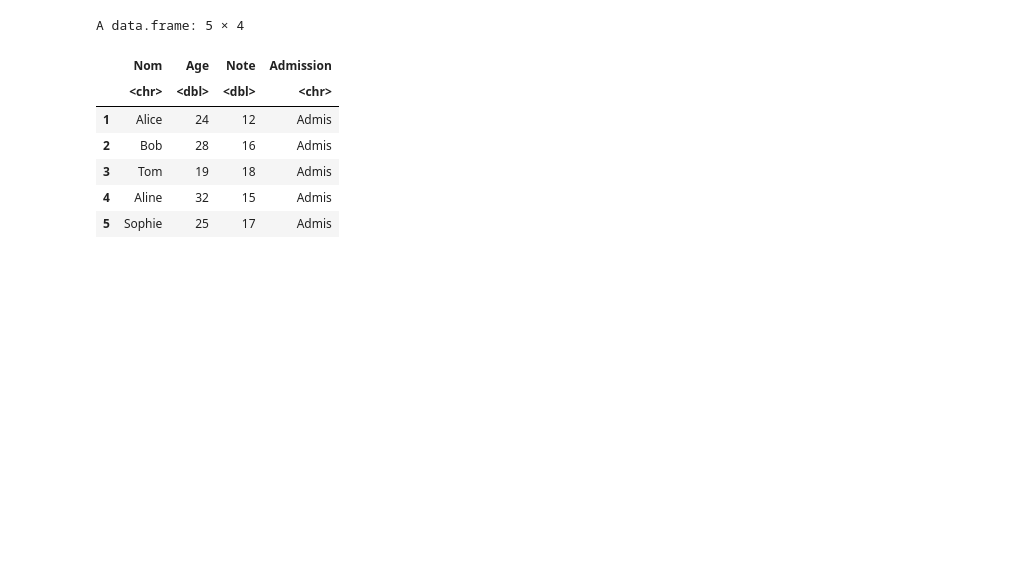
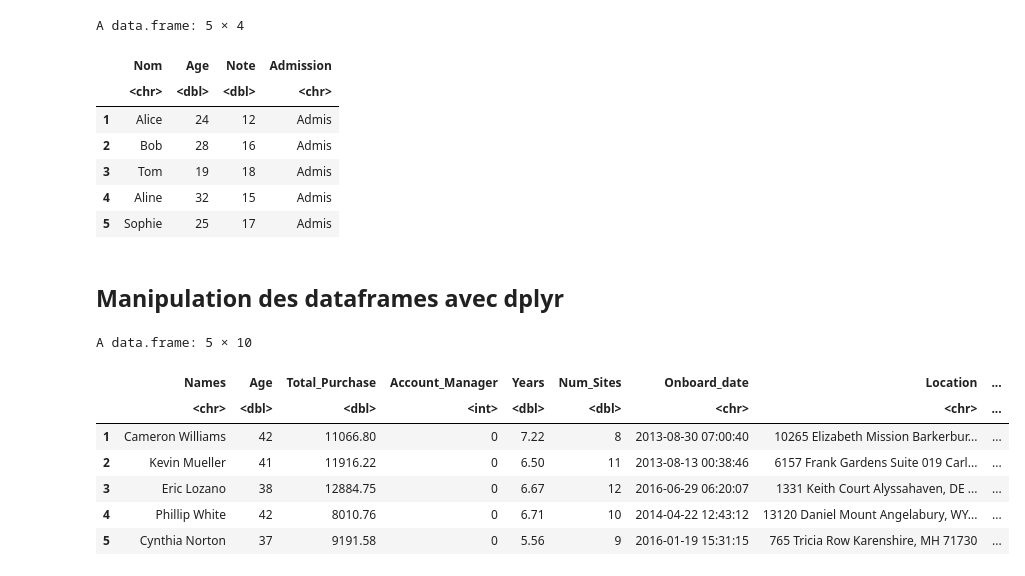
Before and after one commit to RMoulla/Fondamentaux_R, a Jupyter notebook: Programmation_R.ipynb, the cells around one changed output. Saved outputs shown, nothing was run; the diff lists cells and outputs as text; code cells hidden in the pictures; blank space fills up the shorter version.

```diff
--- a/Programmation_R.ipynb
+++ b/Programmation_R.ipynb
@@ -470,3 +470,17 @@ A data.frame: 5 × 4
 | 3 | Tom | 19 | 18 | Admis |
 | 4 | Aline | 32 | 15 | Admis |
 | 5 | Sophie | 25 | 17 | Admis |
+# %% [markdown]
+## Manipulation des dataframes avec dplyr
+# %%
+dataset <- read.csv("customer_churn.csv")
+head(dataset, 5)
+# %% [output]
+A data.frame: 5 × 10
+|  | Names | Age | Total_Purchase | Account_Manager | Years | Num_Sites | Onboard_date | Location | ... |
+|  | <chr> | <dbl> | <dbl> | <int> | <dbl> | <dbl> | <chr> | <chr> | ... |
+| 1 | Cameron Williams | 42 | 11066.80 | 0 | 7.22 | 8 | 2013-08-30 07:00:40 | 10265 Elizabeth Mission Barkerbur... | ... |
+| 2 | Kevin Mueller | 41 | 11916.22 | 0 | 6.50 | 11 | 2013-08-13 00:38:46 | 6157 Frank Gardens Suite 019 Carl... | ... |
+| 3 | Eric Lozano | 38 | 12884.75 | 0 | 6.67 | 12 | 2016-06-29 06:20:07 | 1331 Keith Court Alyssahaven, DE ... | ... |
+| 4 | Phillip White | 42 | 8010.76 | 0 | 6.71 | 10 | 2014-04-22 12:43:12 | 13120 Daniel Mount Angelabury, WY... | ... |
+| 5 | Cynthia Norton | 37 | 9191.58 | 0 | 5.56 | 9 | 2016-01-19 15:31:15 | 765 Tricia Row Karenshire, MH 71730 | ... |
```
Also changed, not shown: parts of 6 cells of this notebook.
